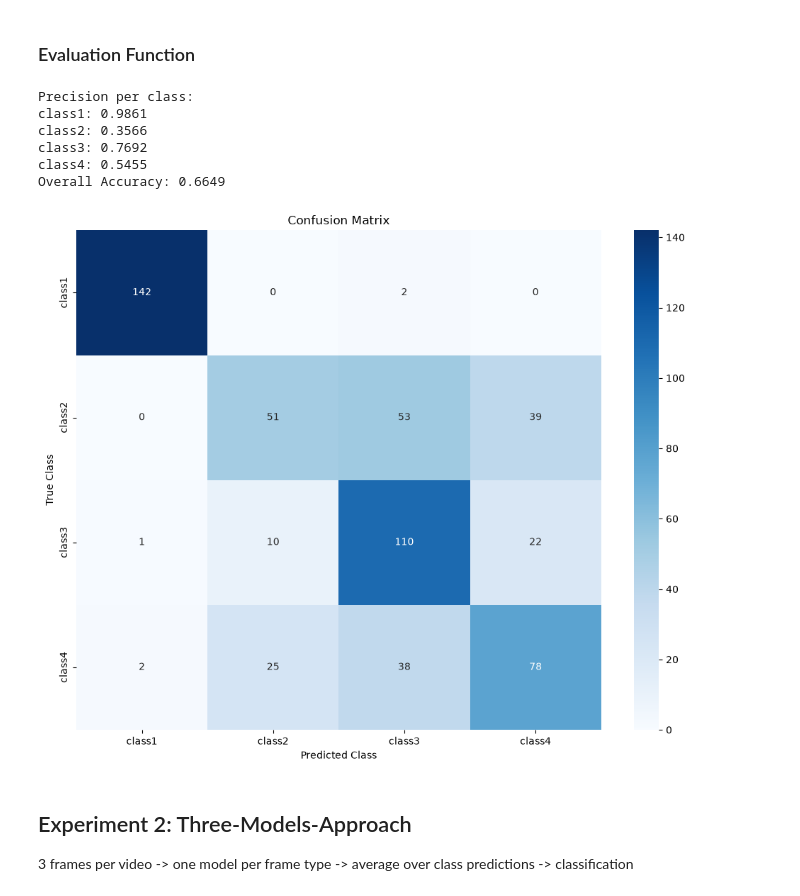
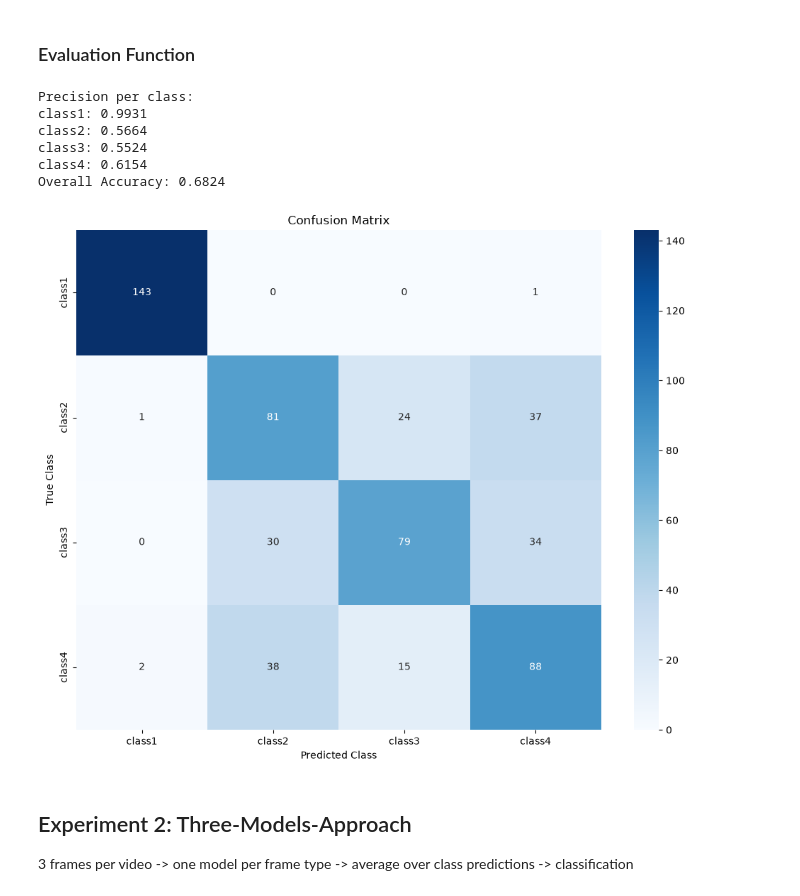
Before and after one commit to mschl7/action_recognition, a Jupyter notebook: main.ipynb, the cells around one changed output. Saved outputs shown, nothing was run; the diff lists cells and outputs as text; code cells hidden in the pictures.

```diff
--- a/main.ipynb
+++ b/main.ipynb
@@ -132,28 +143,29 @@ def train(model, train_loader, val_loader, criterion, optimizer, num_epochs):
 # %%
 device = torch.device("mps" if torch.backends.mps.is_available() else "cuda" if torch.cuda.is_available() else "cpu")
-model_three_quarter = resnet_model.to(device)
+model1 = resnet_model.to(device)
 # load data and transform
 output_dir = Path("data/three_quarter_frame")
 train_dataset = ImageFolder((str(output_dir / "train")), transform=transform)
 val_dataset = ImageFolder((str(output_dir / "val")), transform=transform)
 test_dataset = ImageFolder((str(output_dir/ "test")), transform=transform)
 
-train_loader_three_quarter = DataLoader(train_dataset, batch_size=32, shuffle=True)
-val_loader_three_quarter = DataLoader(val_dataset, batch_size=32, shuffle=False)
-test_loader_three_quarter = DataLoader(test_dataset, batch_size=32, shuffle=False)
+train_loader_model1 = DataLoader(train_dataset, batch_size=32, shuffle=True)
+val_loader_model1 = DataLoader(val_dataset, batch_size=32, shuffle=False)
+test_loader_model1 = DataLoader(test_dataset, batch_size=32, shuffle=False)
 
-if False: # set to True to train model
+if True: # set to True to train model
     # train model
-    train(model_three_quarter, train_loader_three_quarter, val_loader_three_quarter, criterion, optimizer, num_epochs=10)
+    best_model_state, best_epoch, best_val_acc = train(model1, train_loader_model1, val_loader_model1, criterion, optimizer, num_epochs=10)
 
     # save checkpoint of model
     checkpoint = {
-        "model_three_quarter_state_dict": model_three_quarter.state_dict(),
-        "optimizer_model_three_quarter_state_dict": optimizer.state_dict(),
-        "epoch": 10,
+        "model1_state_dict": best_model_state,
+        "optimizer_model1_state_dict": optimizer.state_dict(),
+        "epoch": best_epoch,
+        "val_acc": best_val_acc,
     }
 
     torch.save(
         checkpoint,
-        "checkpoints/model_three_quarter_checkpoint.pth"
+        "checkpoints/model1_checkpoint.pth"
     )
@@ -226,23 +251,23 @@ def evaluate_model(model, test_loader, device):
     return precision_per_class, overall_accuracy
 # %%
 # load model
-checkpoint = torch.load("checkpoints/model_three_quarter_checkpoint.pth",map_location=device)
+checkpoint = torch.load("checkpoints/model1_checkpoint.pth",map_location=device)
 
-model_three_quarter.load_state_dict(checkpoint["model_three_quarter_state_dict"])
+model1.load_state_dict(checkpoint["model1_state_dict"])
 
-optimizer.load_state_dict(checkpoint["optimizer_model_three_quarter_state_dict"])
-model_three_quarter.to(device)
+optimizer.load_state_dict(checkpoint["optimizer_model1_state_dict"])
+model1.to(device)
 
 #evaluate
-acc_classes_three_quarter, acc_total_three_quarter = evaluate_model(model_three_quarter, test_loader_three_quarter, device)
+precisions_model1, acc_model1 = evaluate_model(model1, test_loader_model1, device)
 # %% [output]
 Precision per class:
-class1: 0.9861
-class2: 0.3566
-class3: 0.7692
-class4: 0.5455
-Overall Accuracy: 0.6649
+class1: 0.9931
+class2: 0.5664
+class3: 0.5524
+class4: 0.6154
+Overall Accuracy: 0.6824
-[figure, old version]
+[figure, new version]
 # %% [markdown]
 ## Experiment 2: Three-Models-Approach
 3 frames per video -> one model per frame type -> average over class predictions -> classification
```
Also changed, not shown: parts of 20 cells of this notebook, 2 other files.
